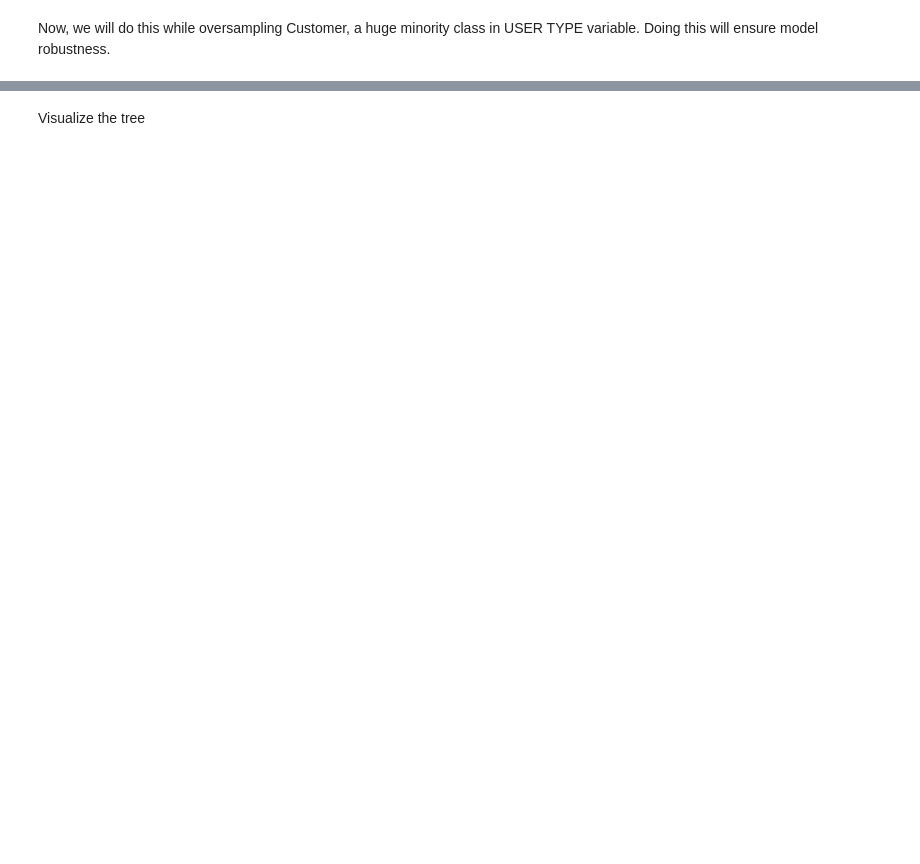
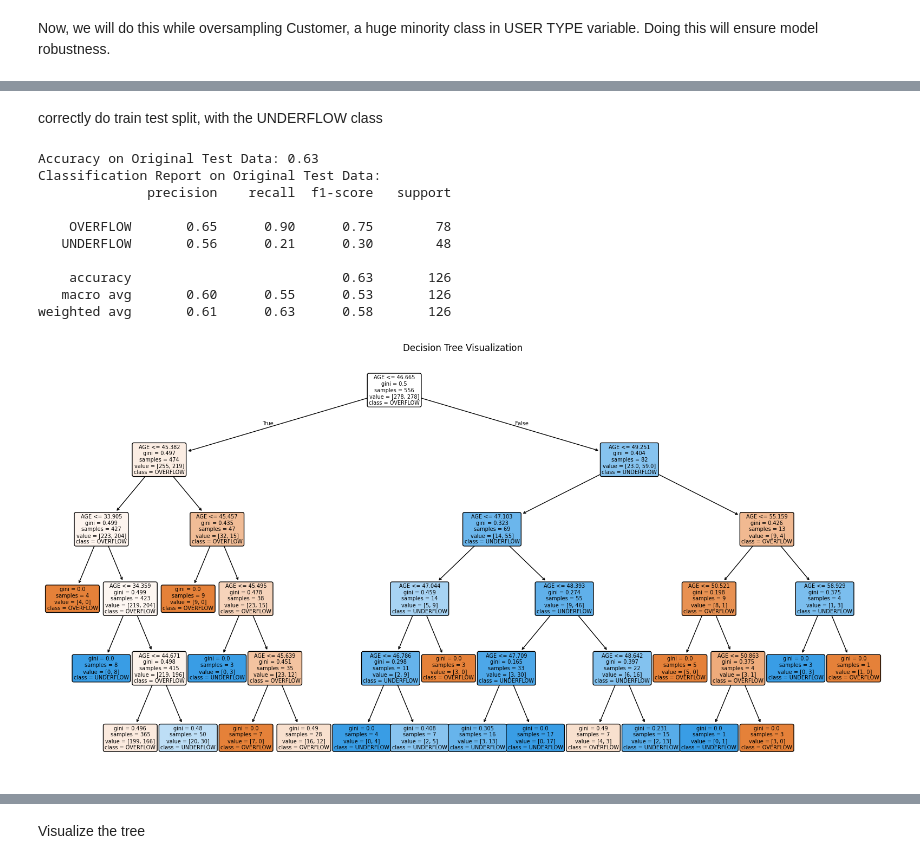
Before and after one commit to TURX/451_divvy_bike, a Jupyter notebook: steve/DecisionTree.ipynb, the cells around one changed output, grey strips where cells are left out. Cells and saved outputs as stored; diff of their text form; code cells hidden in the pictures; blank space fills up the shorter version.

```diff
--- a/steve/DecisionTree.ipynb
+++ b/steve/DecisionTree.ipynb
@@ -209,0 +327,60 @@ weighted avg       0.77      0.79      0.76       226
+# %% [markdown]
+correctly do train test split, with the UNDERFLOW  class
+# %%
+import pandas as pd
+from sklearn.utils import resample
+from sklearn.model_selection import train_test_split
+from sklearn.tree import DecisionTreeClassifier
+from sklearn.metrics import classification_report, accuracy_score
+from sklearn.preprocessing import LabelEncoder
+import matplotlib.pyplot as plt
+from sklearn.tree import plot_tree
+
+X = df_avg_mode.drop(columns=['STATUS', 'STATION ID', 'DATE', 'INFLOW', 'OUTFLOW', 'NET FLOW'])
+y = df_avg_mode['STATUS']
+label_encoders = {}
+for column in X.select_dtypes(include=[object]).columns:
+    le = LabelEncoder()
+    X[column] = le.fit_transform(X[column])
+    label_encoders[column] = le
+X_train, X_test, y_train, y_test = train_test_split(X, y, test_size=0.2, random_state=42)
+df_majority_train = X_train[y_train == 'OVERFLOW']
+df_minority_train = X_train[y_train == 'UNDERFLOW']
+y_majority_train = y_train[y_train == 'OVERFLOW']
+y_minority_train = y_train[y_train == 'UNDERFLOW']
+df_minority_train_upsampled = resample(df_minority_train,
+                                       replace=True,
+                                       n_samples=len(df_majority_train),  # Match the number of majority class samples
+                                       random_state=42)
+y_minority_train_upsampled = resample(y_minority_train,
+                                      replace=True,
+                                      n_samples=len(y_majority_train),
+                                      random_state=42)
+X_train_balanced = pd.concat([df_majority_train, df_minority_train_upsampled])
+y_train_balanced = pd.concat([y_majority_train, y_minority_train_upsampled])
+X_train_balanced = X_train_balanced.reset_index(drop=True)
+y_train_balanced = y_train_balanced.reset_index(drop=True)
+clf_balanced = DecisionTreeClassifier(max_depth=5, random_state=42)
+clf_balanced.fit(X_train_balanced, y_train_balanced)
+y_pred_test = clf_balanced.predict(X_test)
+accuracy_test = accuracy_score(y_test, y_pred_test)
+report_test = classification_report(y_test, y_pred_test)
+print(f'Accuracy on Original Test Data: {accuracy_test:.2f}')
+print('Classification Report on Original Test Data:')
+print(report_test)
+plt.figure(figsize=(20,10))
+plot_tree(clf_balanced, filled=True, feature_names=X.columns, class_names=clf_balanced.classes_, rounded=True)
+plt.title('Decision Tree Visualization')
+plt.show()
+# %% [output]
+Accuracy on Original Test Data: 0.63
+Classification Report on Original Test Data:
+              precision    recall  f1-score   support
+
+    OVERFLOW       0.65      0.90      0.75        78
+   UNDERFLOW       0.56      0.21      0.30        48
+
+    accuracy                           0.63       126
+   macro avg       0.60      0.55      0.53       126
+weighted avg       0.61      0.63      0.58       126
+[figure, added]
```
Also changed, not shown: parts of 11 cells of this notebook.
